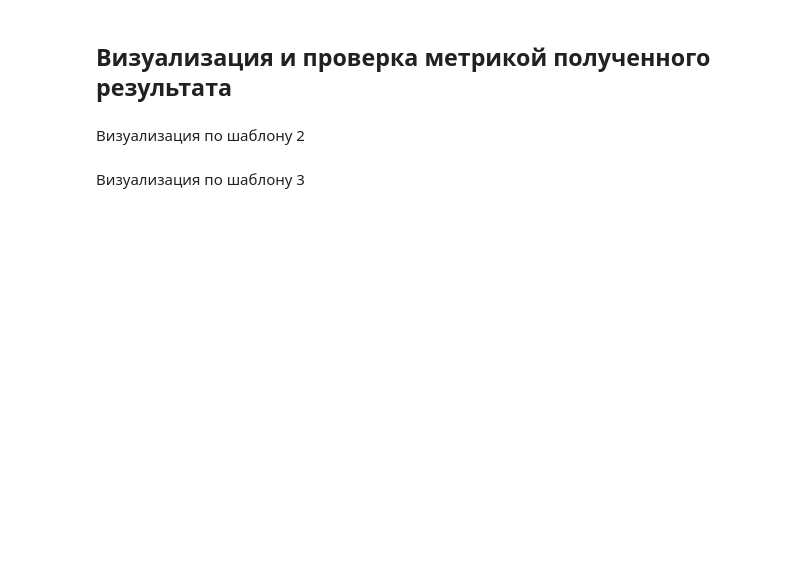
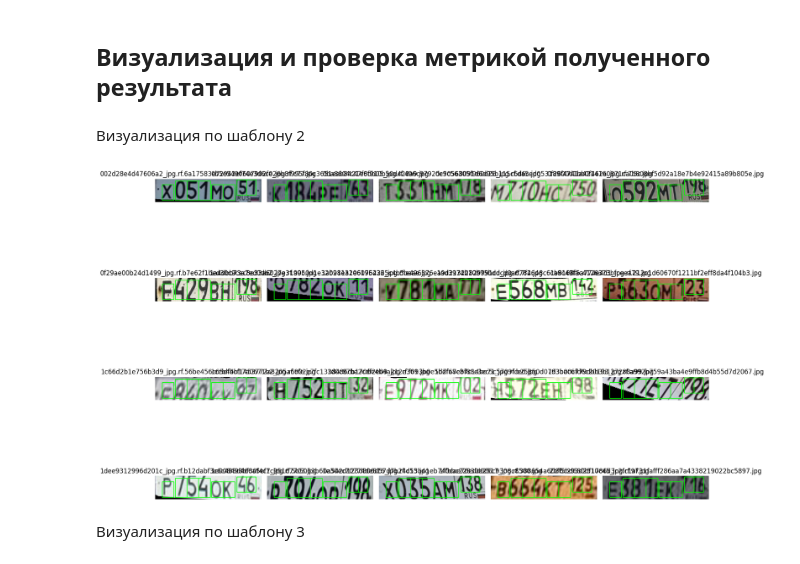
Before and after one commit to EgorYankovsky/Hackaton-Grozny-July-2024, a Jupyter notebook: clear_notebook.ipynb, the cells around one changed output. Saved outputs shown, nothing was run; the diff lists cells and outputs as text; code cells hidden in the pictures; blank space fills up the shorter version.

```diff
--- a/clear_notebook.ipynb
+++ b/clear_notebook.ipynb
@@ -329,7 +227,9 @@ img3 = make_affine_transformations(img1, vertexes)
 # %% [markdown]
 Визуализация по шаблону 2
 # %%
-draw(DATASET_PATH, show_template=True)
+draw('./test', show_template=True)
+# %% [output]
+[figure, added]
 # %% [markdown]
 Визуализация по шаблону 3
 # %%
```
Also changed, not shown: parts of 18 cells of this notebook.
